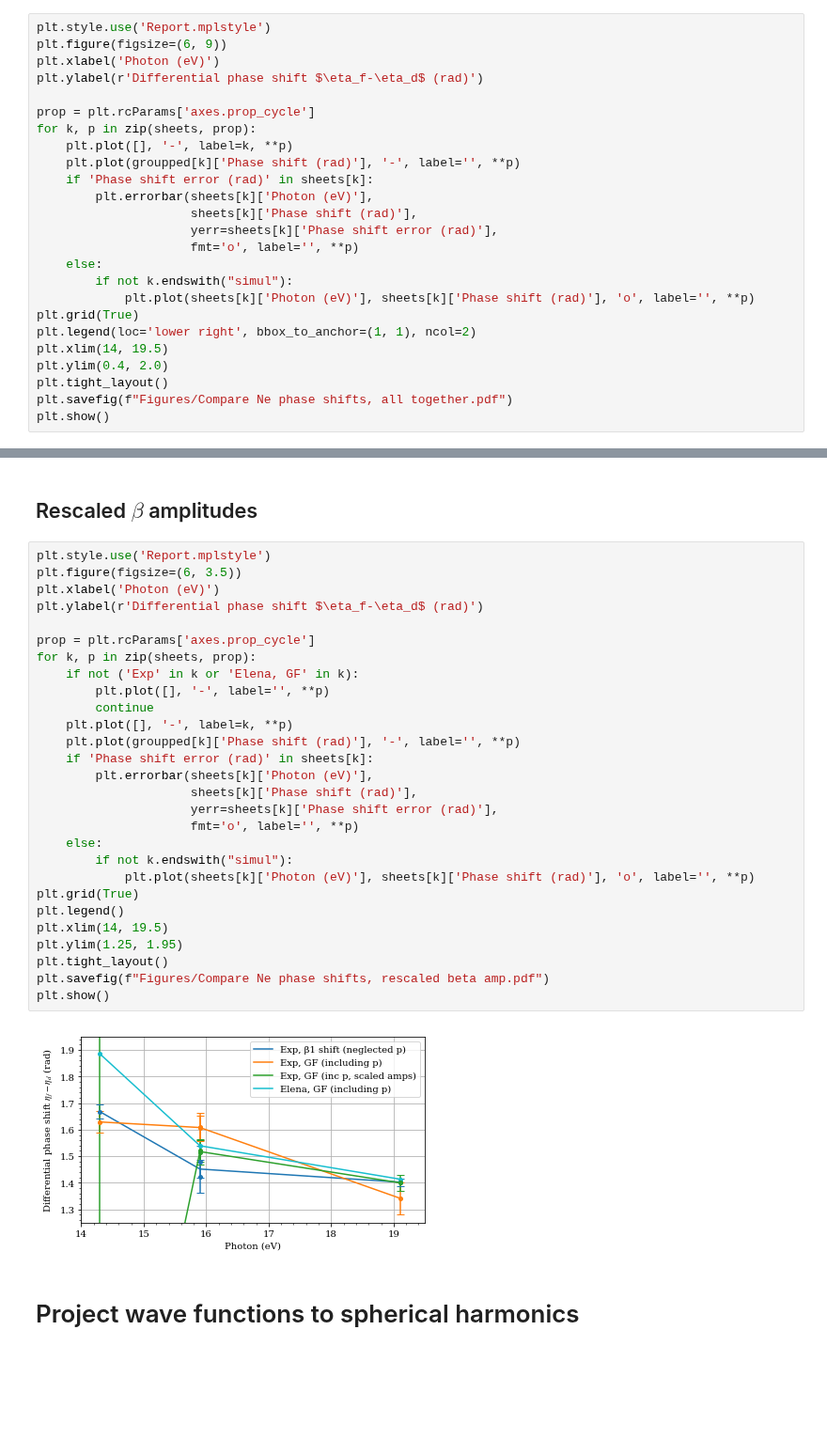
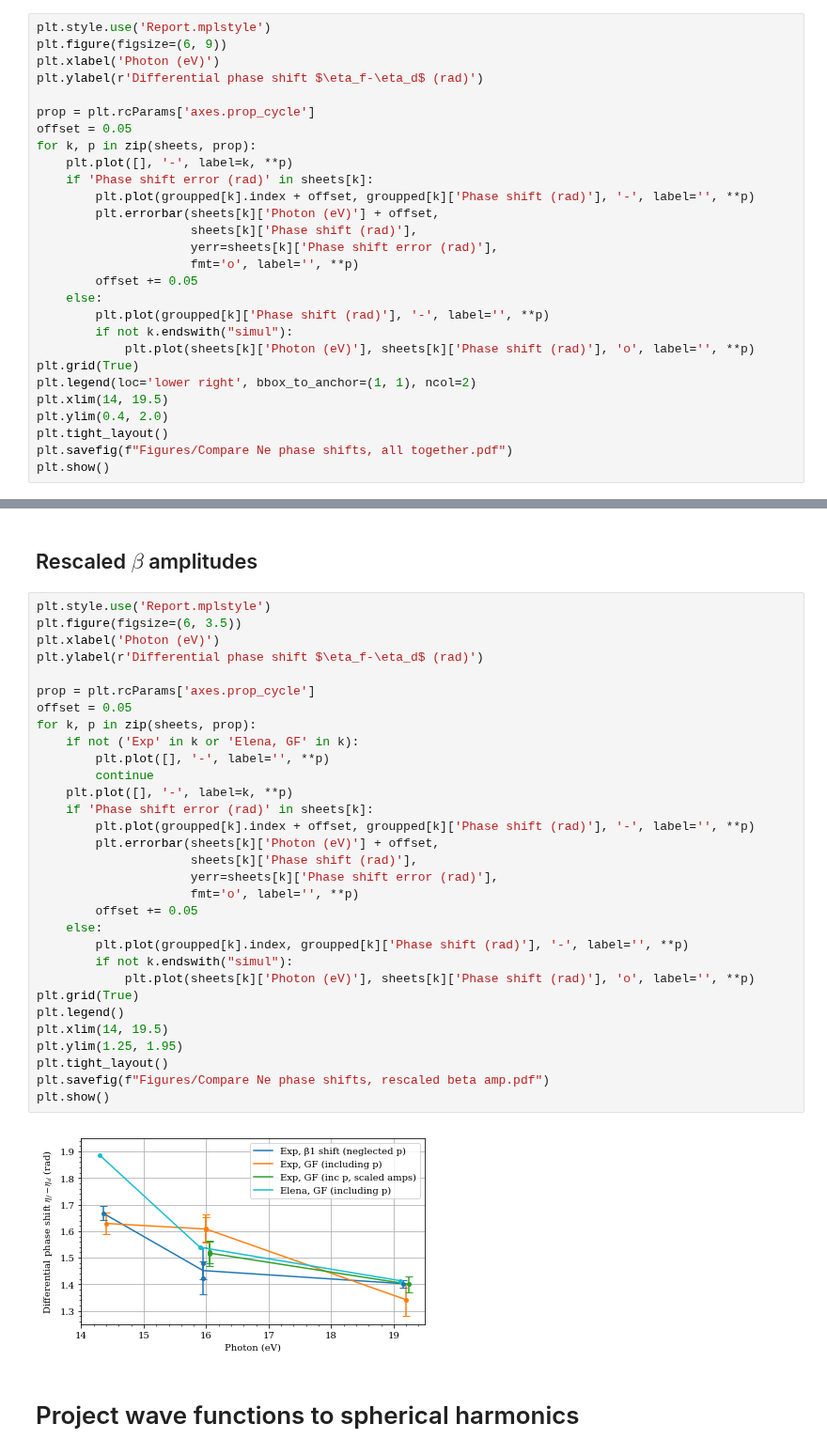
Before and after one commit to DaehyunPY/FERMI20144077, a Jupyter notebook: Notebooks/Compare Ne beta phase shifts (summary).ipynb, the cells around one changed output, grey strips where cells are left out. Shown at 94% size. Drawn from its saved outputs; the diff is of its cells as text; blank space fills up the shorter version.

Commit message:
Update data "Ne phase shift summary, 2018-10-24.xlsx" and notebook "Compare Ne beta phase shifts (summary).ipynb"

```diff
--- a/Notebooks/Compare Ne beta phase shifts (summary).ipynb
+++ b/Notebooks/Compare Ne beta phase shifts (summary).ipynb
@@ -20,15 +20,18 @@ plt.xlabel('Photon (eV)')
 plt.ylabel(r'Differential phase shift $\eta_f-\eta_d$ (rad)')
 
 prop = plt.rcParams['axes.prop_cycle']
+offset = 0.05
 for k, p in zip(sheets, prop):
     plt.plot([], '-', label=k, **p)
-    plt.plot(groupped[k]['Phase shift (rad)'], '-', label='', **p)
     if 'Phase shift error (rad)' in sheets[k]:
-        plt.errorbar(sheets[k]['Photon (eV)'],
+        plt.plot(groupped[k].index + offset, groupped[k]['Phase shift (rad)'], '-', label='', **p)
+        plt.errorbar(sheets[k]['Photon (eV)'] + offset,
                      sheets[k]['Phase shift (rad)'],
                      yerr=sheets[k]['Phase shift error (rad)'],
                      fmt='o', label='', **p)
+        offset += 0.05
     else:
+        plt.plot(groupped[k]['Phase shift (rad)'], '-', label='', **p)
         if not k.endswith("simul"):
             plt.plot(sheets[k]['Photon (eV)'], sheets[k]['Phase shift (rad)'], 'o', label='', **p)
 plt.grid(True)
@@ -109,33 +112,36 @@ plt.show()
 # %%
 plt.style.use('Report.mplstyle')
 plt.figure(figsize=(6, 3.5))
 plt.xlabel('Photon (eV)')
 plt.ylabel(r'Differential phase shift $\eta_f-\eta_d$ (rad)')
 
 prop = plt.rcParams['axes.prop_cycle']
+offset = 0.05
 for k, p in zip(sheets, prop):
     if not ('Exp' in k or 'Elena, GF' in k):
         plt.plot([], '-', label='', **p)
         continue
     plt.plot([], '-', label=k, **p)
-    plt.plot(groupped[k]['Phase shift (rad)'], '-', label='', **p)
     if 'Phase shift error (rad)' in sheets[k]:
-        plt.errorbar(sheets[k]['Photon (eV)'],
+        plt.plot(groupped[k].index + offset, groupped[k]['Phase shift (rad)'], '-', label='', **p)
+        plt.errorbar(sheets[k]['Photon (eV)'] + offset,
                      sheets[k]['Phase shift (rad)'],
                      yerr=sheets[k]['Phase shift error (rad)'],
                      fmt='o', label='', **p)
+        offset += 0.05
     else:
+        plt.plot(groupped[k].index, groupped[k]['Phase shift (rad)'], '-', label='', **p)
         if not k.endswith("simul"):
             plt.plot(sheets[k]['Photon (eV)'], sheets[k]['Phase shift (rad)'], 'o', label='', **p)
 plt.grid(True)
 plt.legend()
 plt.xlim(14, 19.5)
 plt.ylim(1.25, 1.95)
 plt.tight_layout()
 plt.savefig(f"Figures/Compare Ne phase shifts, rescaled beta amp.pdf")
 plt.show()
 # %% [output]
-[figure, old version]
+[figure, new version]
 # %% [markdown]
 # Project wave functions to spherical harmonics
 # %%
```
Also changed, not shown: parts of 1 cell of this notebook, 1 other file.
